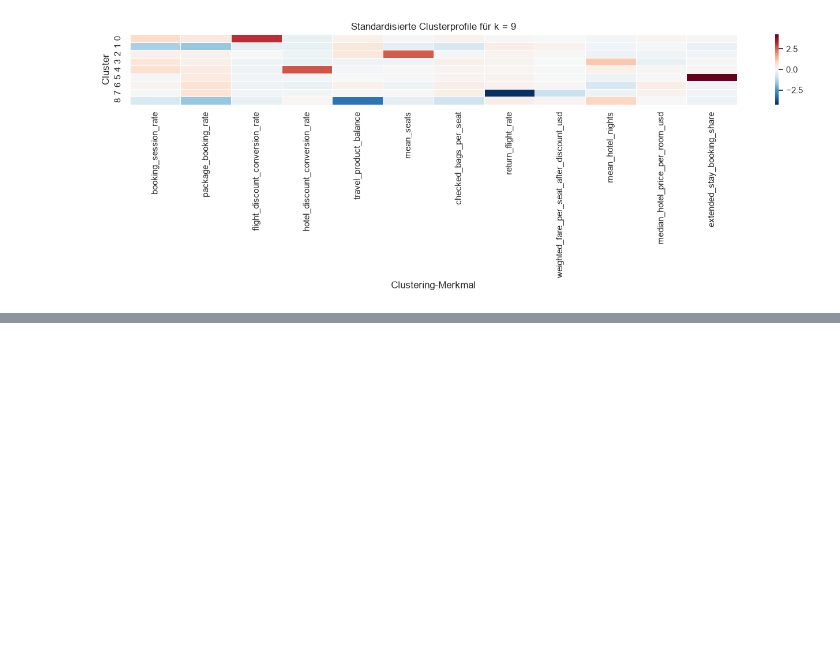
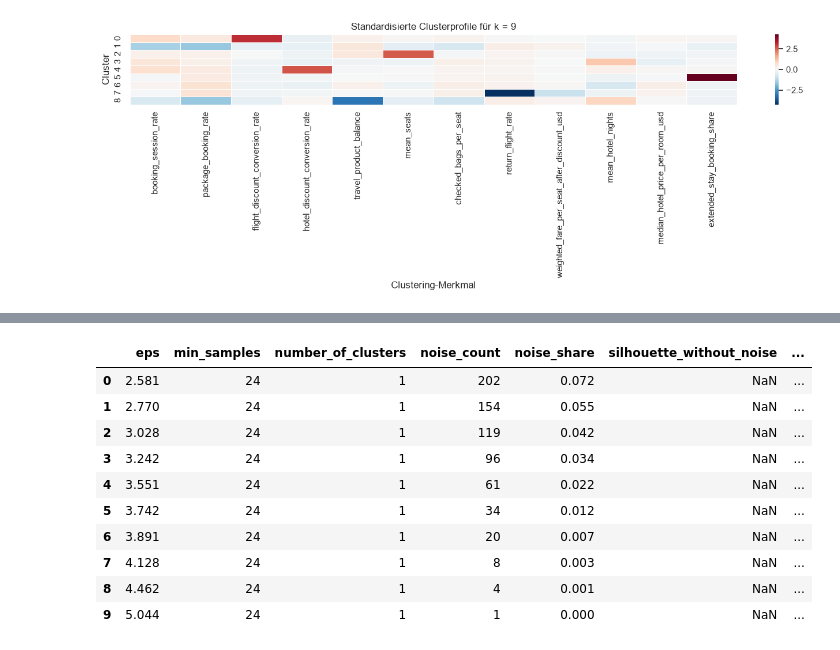
Before and after one commit to norawinkler/traveltide-customer-segmentation, a Jupyter notebook: notebooks/03_customer_segmentation.ipynb, the cells around one changed output, grey strips where cells are left out. Cells and saved outputs as stored; diff of their text form; code cells hidden in the pictures; blank space fills up the shorter version.

```diff
--- a/notebooks/03_customer_segmentation.ipynb
+++ b/notebooks/03_customer_segmentation.ipynb
@@ -1641,0 +2202,86 @@ for k in candidate_k_values:
+# %%
+# Erste DBSCAN-Parameter testen
+
+eps_candidates = np.unique(
+    np.round(
+        distance_quantiles["eps_candidate"].to_numpy(),
+        3
+    )
+)
+
+dbscan_results = []
+
+
+for eps in eps_candidates:
+
+    dbscan_model = DBSCAN(
+        eps=eps,
+        min_samples=min_samples_initial
+    )
+
+    dbscan_labels = dbscan_model.fit_predict(
+        x_cluster_scaled
+    )
+
+    non_noise_mask = dbscan_labels != -1
+
+    cluster_labels_without_noise = (
+        dbscan_labels[non_noise_mask]
+    )
+
+    unique_clusters = set(dbscan_labels)
+    unique_clusters.discard(-1)
+
+    number_of_clusters = len(unique_clusters)
+    number_of_noise_points = (~non_noise_mask).sum()
+    noise_share = (
+        number_of_noise_points / len(dbscan_labels)
+    )
+
+    if number_of_clusters >= 2:
+
+        silhouette = silhouette_score(
+            x_cluster_scaled.loc[non_noise_mask],
+            cluster_labels_without_noise
+        )
+
+        cluster_sizes = (
+            pd.Series(cluster_labels_without_noise)
+            .value_counts()
+        )
+
+        smallest_cluster_size = cluster_sizes.min()
+        largest_cluster_size = cluster_sizes.max()
+
+    else:
+        silhouette = np.nan
+        smallest_cluster_size = np.nan
+        largest_cluster_size = np.nan
+
+    dbscan_results.append({
+        "eps": eps,
+        "min_samples": min_samples_initial,
+        "number_of_clusters": number_of_clusters,
+        "noise_count": number_of_noise_points,
+        "noise_share": noise_share,
+        "silhouette_without_noise": silhouette,
+        "smallest_cluster_size": smallest_cluster_size,
+        "largest_cluster_size": largest_cluster_size
+    })
+
+
+dbscan_evaluation = pd.DataFrame(dbscan_results)
+
+display(dbscan_evaluation)
+# %% [output]
+|  | eps | min_samples | number_of_clusters | noise_count | noise_share | silhouette_without_noise | ... |
+| 0 | 2.581 | 24 | 1 | 202 | 0.072 | NaN | ... |
+| 1 | 2.770 | 24 | 1 | 154 | 0.055 | NaN | ... |
+| 2 | 3.028 | 24 | 1 | 119 | 0.042 | NaN | ... |
+| 3 | 3.242 | 24 | 1 | 96 | 0.034 | NaN | ... |
+| 4 | 3.551 | 24 | 1 | 61 | 0.022 | NaN | ... |
+| 5 | 3.742 | 24 | 1 | 34 | 0.012 | NaN | ... |
+| 6 | 3.891 | 24 | 1 | 20 | 0.007 | NaN | ... |
+| 7 | 4.128 | 24 | 1 | 8 | 0.003 | NaN | ... |
+| 8 | 4.462 | 24 | 1 | 4 | 0.001 | NaN | ... |
+| 9 | 5.044 | 24 | 1 | 1 | 0.000 | NaN | ... |
```
Also changed, not shown: parts of 26 cells of this notebook.
